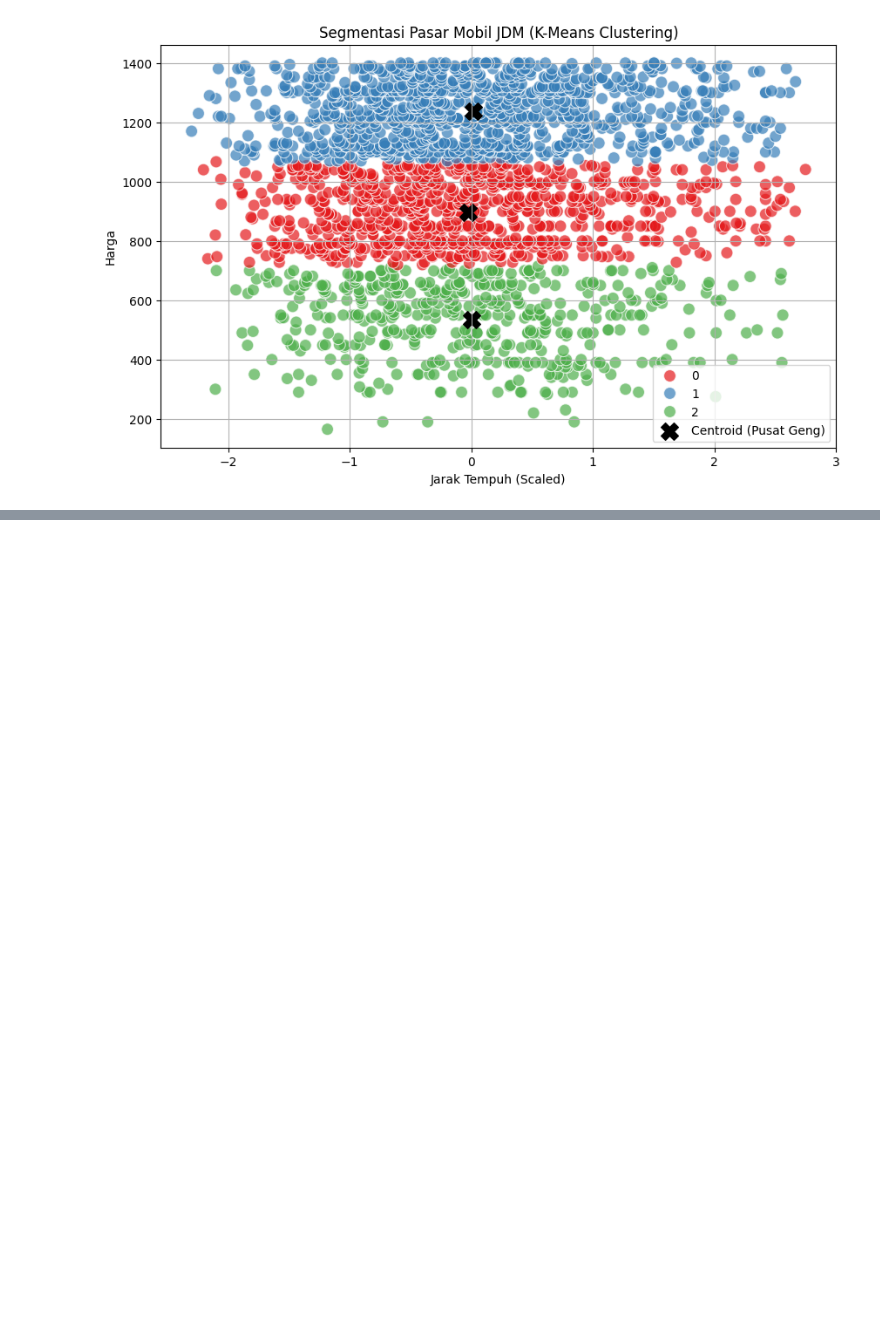
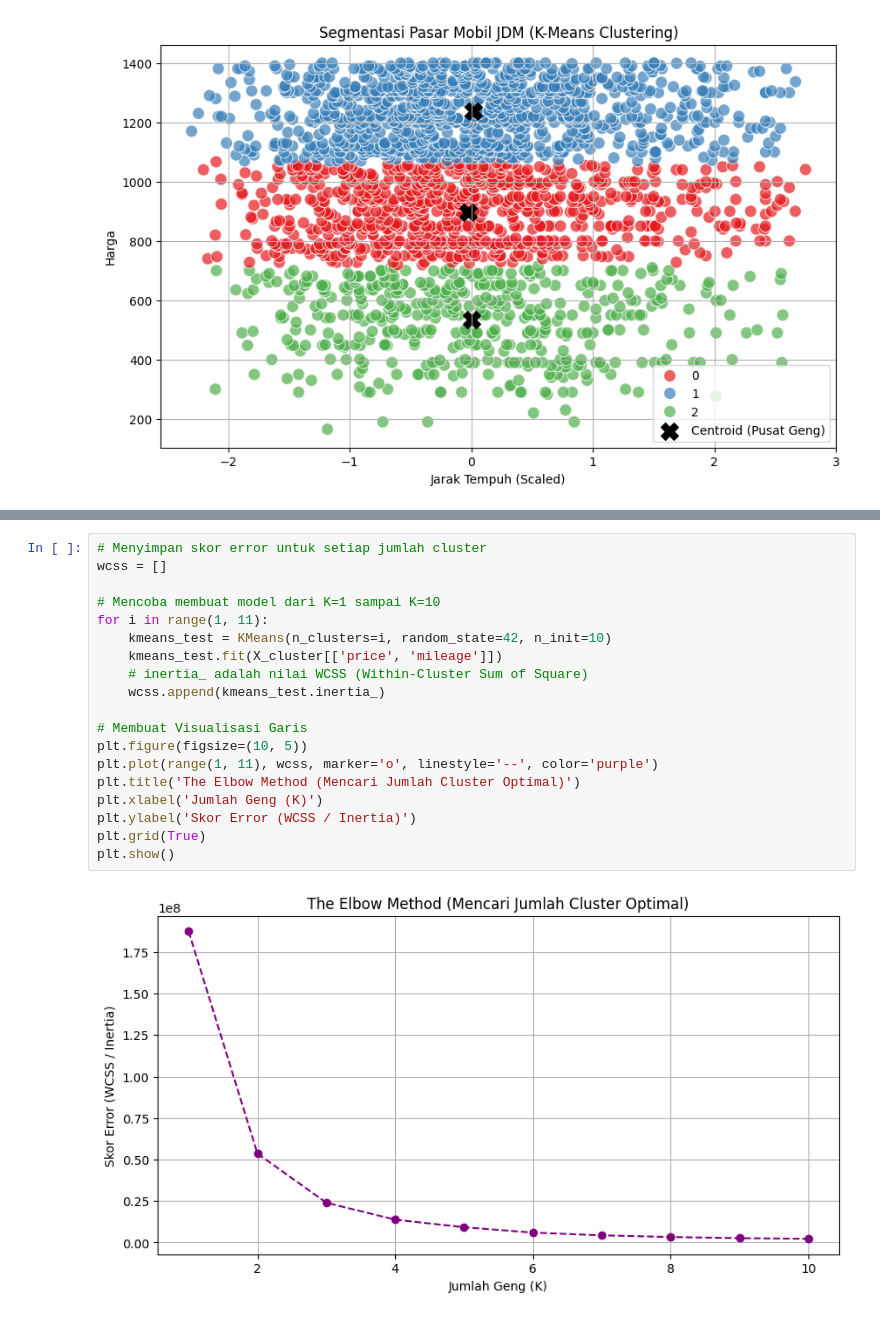
Before and after one commit to zippynx/ml-journey, a Jupyter notebook: 04-Unsupervised-Learning/clustering_mobil.ipynb, the cells around one changed output, grey strips where cells are left out. Saved outputs shown, nothing was run; the diff lists cells and outputs as text; blank space fills up the shorter version.

Commit message:
feat(day17): perform cluster profiling and implement Elbow Method for optimal K validation

```diff
--- a/04-Unsupervised-Learning/clustering_mobil.ipynb
+++ b/04-Unsupervised-Learning/clustering_mobil.ipynb
@@ -55,0 +72,21 @@ plt.show()
+# %%
+# Menyimpan skor error untuk setiap jumlah cluster
+wcss = []
+
+# Mencoba membuat model dari K=1 sampai K=10
+for i in range(1, 11):
+    kmeans_test = KMeans(n_clusters=i, random_state=42, n_init=10)
+    kmeans_test.fit(X_cluster[['price', 'mileage']])
+    # inertia_ adalah nilai WCSS (Within-Cluster Sum of Square)
+    wcss.append(kmeans_test.inertia_)
+
+# Membuat Visualisasi Garis
+plt.figure(figsize=(10, 5))
+plt.plot(range(1, 11), wcss, marker='o', linestyle='--', color='purple')
+plt.title('The Elbow Method (Mencari Jumlah Cluster Optimal)')
+plt.xlabel('Jumlah Geng (K)')
+plt.ylabel('Skor Error (WCSS / Inertia)')
+plt.grid(True)
+plt.show()
+# %% [output]
+[figure, added]
```
Also changed, not shown: parts of 2 cells of this notebook.
